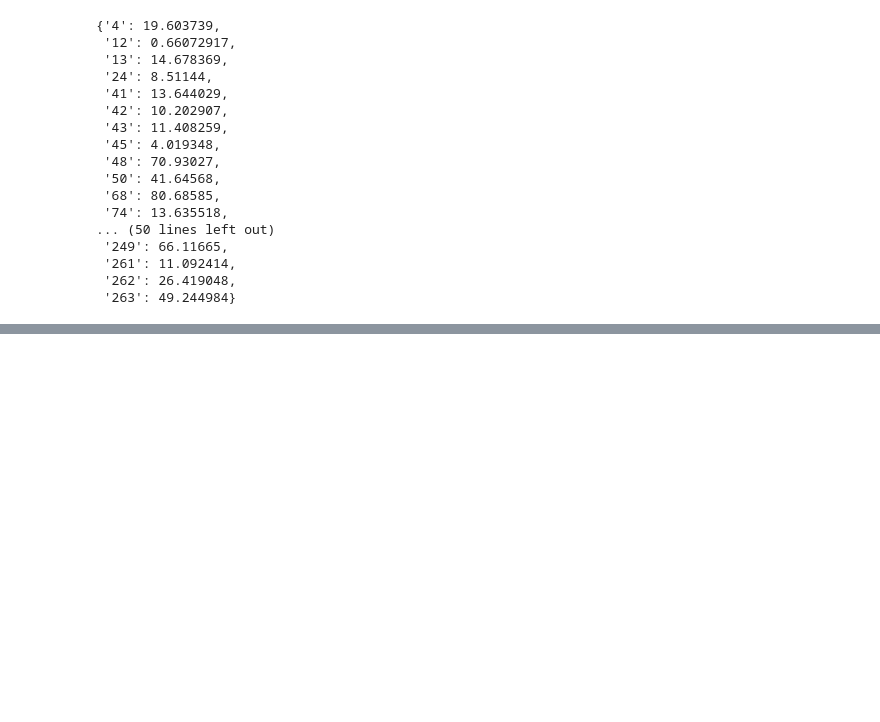
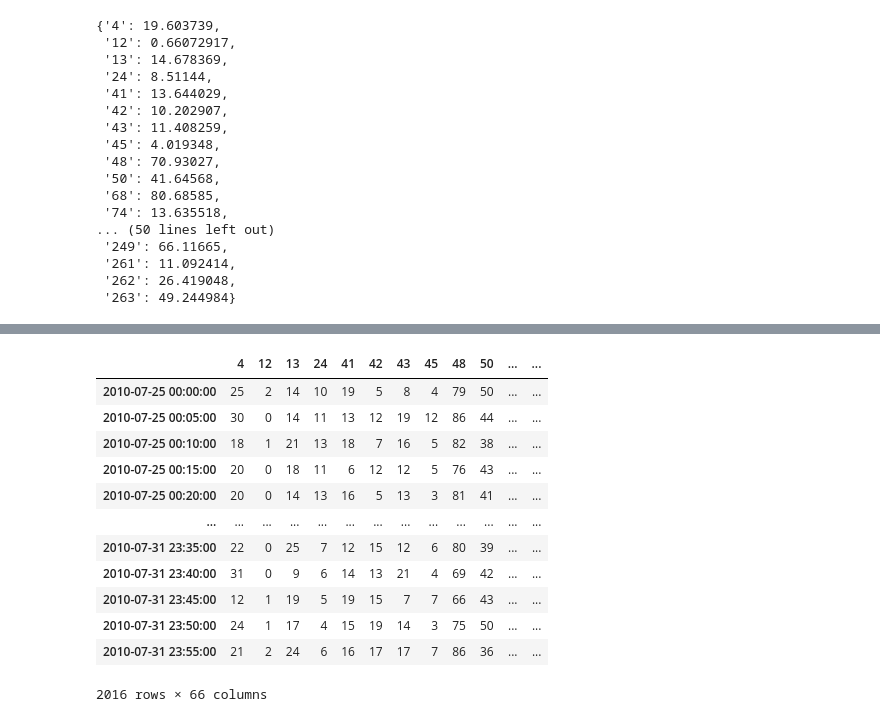
Before and after one commit to Aval001/NYC-Demand-Forecasting, a Jupyter notebook: simulation.ipynb, the cells around one changed output, grey strips where cells are left out. Saved outputs shown, nothing was run; the diff lists cells and outputs as text; code cells hidden in the pictures; blank space fills up the shorter version.

```diff
--- a/simulation.ipynb
+++ b/simulation.ipynb
@@ -133,0 +186,23 @@ samples_df
+# %%
+# Ensure the index is a datetime index
+actual.index = pd.to_datetime(actual.index)
+
+# Filter rows from 25-07-2010 00:00:00 onwards
+actual_df = actual[actual.index >= '2010-07-25 00:00:00']
+
+# Display the result
+actual_df
+# %% [output]
+|  | 4 | 12 | 13 | 24 | 41 | 42 | 43 | 45 | 48 | 50 | ... | ... |
+| 2010-07-25 00:00:00 | 25 | 2 | 14 | 10 | 19 | 5 | 8 | 4 | 79 | 50 | ... | ... |
+| 2010-07-25 00:05:00 | 30 | 0 | 14 | 11 | 13 | 12 | 19 | 12 | 86 | 44 | ... | ... |
+| 2010-07-25 00:10:00 | 18 | 1 | 21 | 13 | 18 | 7 | 16 | 5 | 82 | 38 | ... | ... |
+| 2010-07-25 00:15:00 | 20 | 0 | 18 | 11 | 6 | 12 | 12 | 5 | 76 | 43 | ... | ... |
+| 2010-07-25 00:20:00 | 20 | 0 | 14 | 13 | 16 | 5 | 13 | 3 | 81 | 41 | ... | ... |
+| ... | ... | ... | ... | ... | ... | ... | ... | ... | ... | ... | ... | ... |
+| 2010-07-31 23:35:00 | 22 | 0 | 25 | 7 | 12 | 15 | 12 | 6 | 80 | 39 | ... | ... |
+| 2010-07-31 23:40:00 | 31 | 0 | 9 | 6 | 14 | 13 | 21 | 4 | 69 | 42 | ... | ... |
+| 2010-07-31 23:45:00 | 12 | 1 | 19 | 5 | 19 | 15 | 7 | 7 | 66 | 43 | ... | ... |
+| 2010-07-31 23:50:00 | 24 | 1 | 17 | 4 | 15 | 19 | 14 | 3 | 75 | 50 | ... | ... |
+| 2010-07-31 23:55:00 | 21 | 2 | 24 | 6 | 16 | 17 | 17 | 7 | 86 | 36 | ... | ... |
+2016 rows × 66 columns
```
Also changed, not shown: parts of 15 cells of this notebook.
